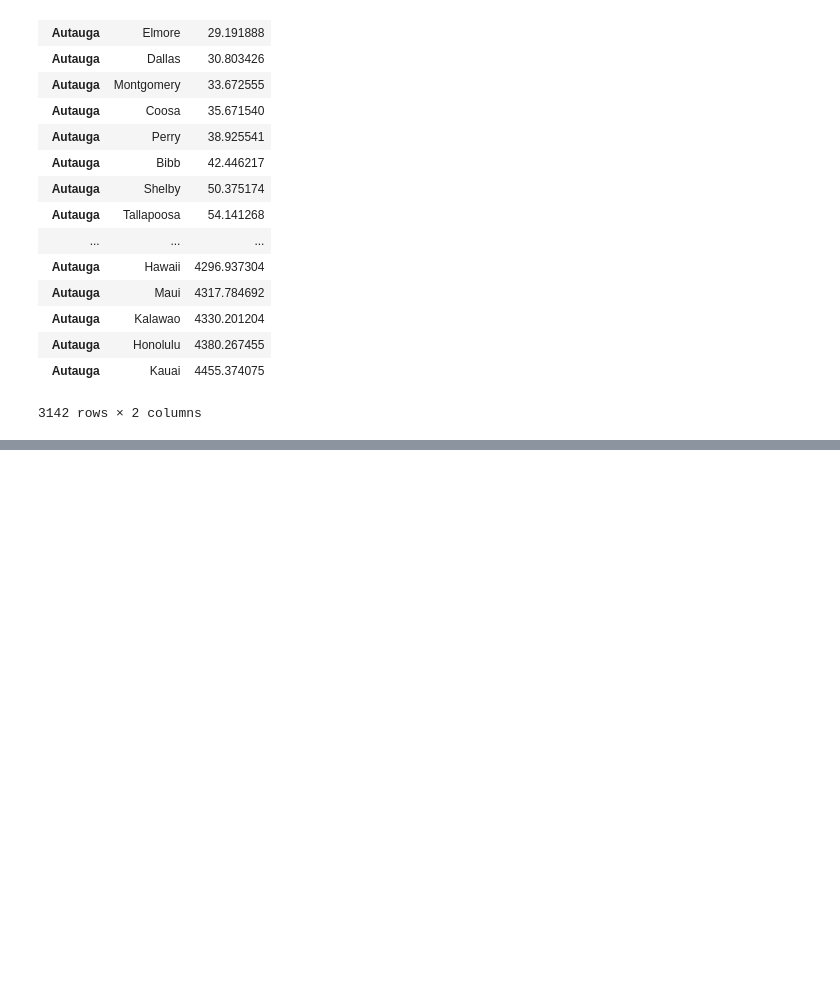
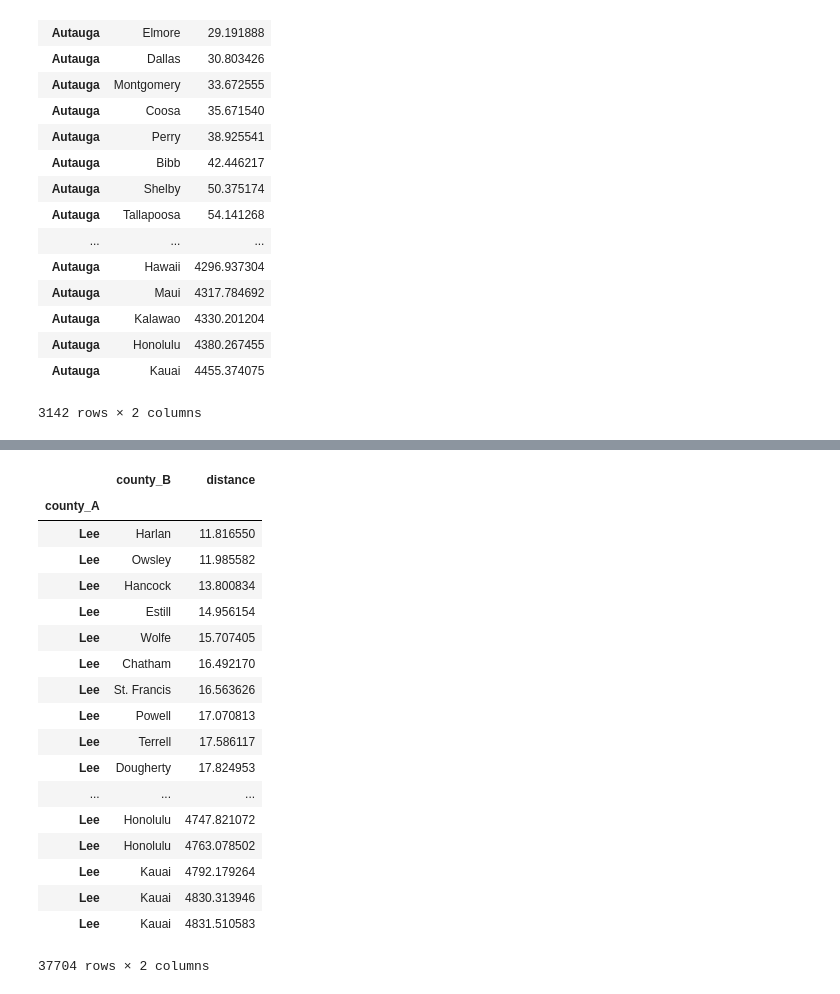
Before and after one commit to afcarl/LocalFood, a Jupyter notebook: surplus_allocation.ipynb, the cells around one changed output, grey strips where cells are left out. Drawn from its saved outputs; the diff is of its cells as text; code cells hidden in the pictures; blank space fills up the shorter version.

```diff
--- a/surplus_allocation.ipynb
+++ b/surplus_allocation.ipynb
@@ -68,10 +68,3 @@ distance_matrix.ix['Autauga'].sort_values(by='distance')
 | Autauga | Honolulu | 4380.267455 |
 | Autauga | Kauai | 4455.374075 |
 3142 rows × 2 columns
-# %%
-for index,county in surplus.iterrows():
-    deficit = surplus.SURPLUS[index]
-    while deficit < 0.0:
-
-        distance_matrix.ix['Autauga'].sort_values(by='distance')
-        deficit -=
@@ -95,0 +71,20 @@ Hi
+# %%
+for index,county in surplus.iterrows():
+    deficit = surplus.SURPLUS[index]
+    county_A = county['County Name']
+    if deficit < 0.0:
+        nearest_counties = distance_matrix.ix[county_A].sort_values(by='distance')
+        for indexB,row in nearest_counties.iterrows():
+            print(surplus[surplus['County Name']==row.county_B]['SURPLUS'])
+            try:
+                vd = float(surplus[surplus['County Name']==row.county_B]['SURPLUS'])>0.
+
+            except TypeError:
+                vd = float(surplus[surplus['County Name']==row.county_B]['SURPLUS'][0])>0.
+            except KeyError:
+                vd = float(surplus[surplus['County Name']==row.county_B]['SURPLUS'])>0.
+            if vd:
+                print("Hello")
+#            distance_matrix.ix[county_A].sort_values(by='distance')
+#            # Update deficit and surplus on the data frame. This will make it dependent on the alphabet.
+#            deficit -=
@@ -95,0 +99,22 @@ Hi
+# %%
+nearest_counties
+# %% [output]
+|  | county_B | distance |
+| county_A |  |  |
+| Lee | Harlan | 11.816550 |
+| Lee | Owsley | 11.985582 |
+| Lee | Hancock | 13.800834 |
+| Lee | Estill | 14.956154 |
+| Lee | Wolfe | 15.707405 |
+| Lee | Chatham | 16.492170 |
+| Lee | St. Francis | 16.563626 |
+| Lee | Powell | 17.070813 |
+| Lee | Terrell | 17.586117 |
+| Lee | Dougherty | 17.824953 |
+| ... | ... | ... |
+| Lee | Honolulu | 4747.821072 |
+| Lee | Honolulu | 4763.078502 |
+| Lee | Kauai | 4792.179264 |
+| Lee | Kauai | 4830.313946 |
+| Lee | Kauai | 4831.510583 |
+37704 rows × 2 columns
```
Also changed, not shown: parts of 2 cells of this notebook, 1 other file.
